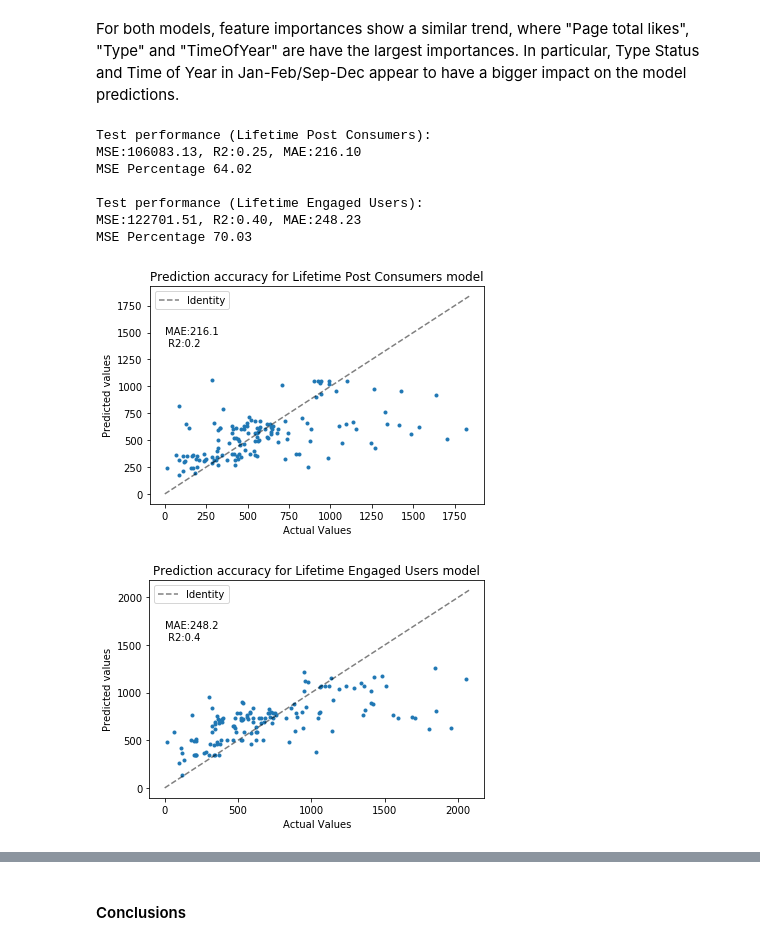
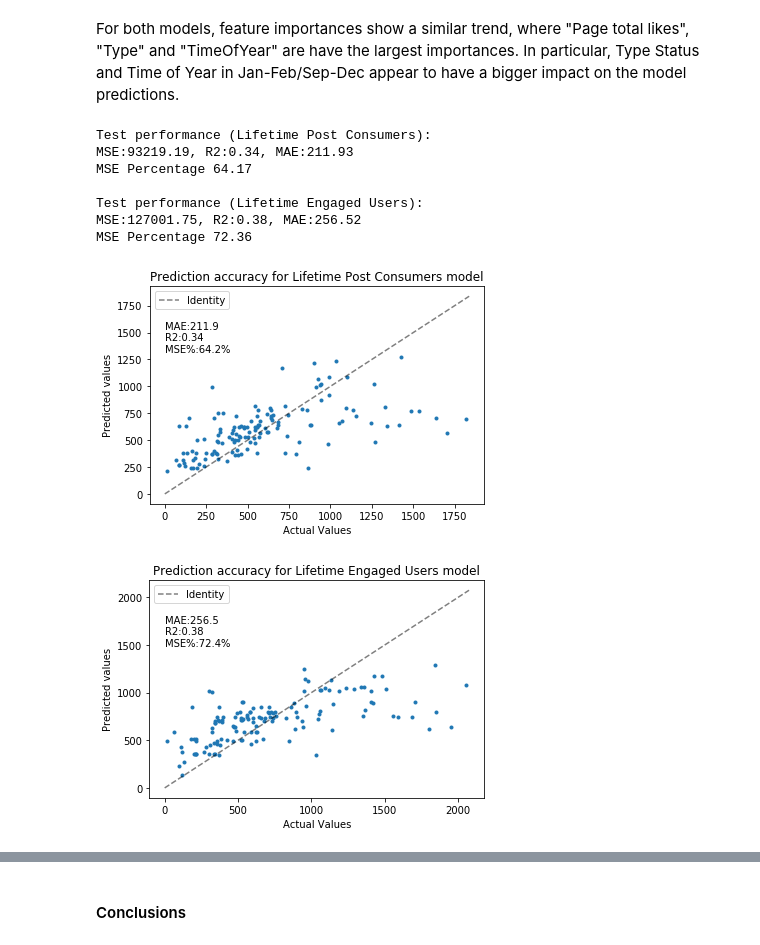
Before and after one commit to sherry-tan/MachineLearning, a Jupyter notebook: facebookmetrics/Assignment1B_final.ipynb, the cells around one changed output, grey strips where cells are left out. Drawn from its saved outputs; the diff is of its cells as text; code cells hidden in the pictures.

```diff
--- a/facebookmetrics/Assignment1B_final.ipynb
+++ b/facebookmetrics/Assignment1B_final.ipynb
@@ -404,14 +403,14 @@ def GradientBoostingRegression(X_train,y_train):
     pipeline = Pipeline([('scaler', MinMaxScaler()),('gbr', GradientBoostingRegressor(random_state=13))])
 
     params = {'gbr__n_estimators': np.arange(100,300,20), 'gbr__max_features':np.arange(0.1,1.1),
-              'gbr__min_samples_split':np.arange(10,20,2), 'gbr__learning_rate':np.arange(0.01,0.1,0.01)}
+              'gbr__learning_rate':np.arange(0.01,0.1,0.01)}
 
     gbrmodel = GridSearchCV(pipeline, params, cv=KFold(n_splits = 5, random_state=77),
                               scoring=['r2','neg_mean_absolute_error'], refit="neg_mean_absolute_error")
     gbrmodel.fit(X_train,y_train)
 
     #cross-validation score for optimized model
-    print("Gradient Boosting Regression Cross-validation score:\n")
+    print("\nGradient Boosting Regression Cross-validation score:")
     print("MSE:{:.2f}".format(gbrmodel.best_score_))
     print("R2: {:.2f}".format(gbrmodel.cv_results_['mean_test_r2'][gbrmodel.best_index_]))
     print(gbrmodel.best_params_)
@@ -432,15 +430,16 @@ For "Lifetime Post Consumers", the gradient boosting regressor gives the best cr
 Model training is repeated for the output variable "Lifetime Engaged Users" using the same approach. Records where there are extreme outliers for this output are removed prior to model traiing
 # %%
 # remove extreme outliers
-Q3 = df["Lifetime Engaged Users"].quantile(q=0.75)
-IQR = df["Lifetime Engaged Users"].quantile(q=0.75) - df["Lifetime Engaged Users"].quantile(q=0.25)
-df_removeoutliers_users  = df[df["Lifetime Engaged Users"]<=Q3+(1.5*IQR)]
-len(df_removeoutliers_users)
+outcome2 =  "Lifetime Engaged Users"
+Q3 = df[outcome2].quantile(q=0.75)
+IQR = df[outcome2].quantile(q=0.75) - df[outcome2].quantile(q=0.25)
+df_removeoutliers_2  = df[df[outcome2]<=Q3+(1.5*IQR)]
+len(df_removeoutliers_2)
 # %% [output]
 456
 # %%
 # get input and output data and split into train/test set
-X2,y2 = get_data(df_removeoutliers_users, "Lifetime Engaged Users")
+X2,y2 = get_data(df_removeoutliers_2,outcome2)
 X2_train, X2_test, y2_train, y2_test = train_test_split(X2,y2,test_size=0.3, random_state=43)
 
 #train data on different models and select based on best cross validation score
@@ -475,7 +472,7 @@ For "Lifetime Engaged Users", Lasso gives the best cross validation score and wi
 consumers = pd.Series(gbr_model.best_estimator_.named_steps['gbr'].feature_importances_, index=X.columns).sort_values(ascending=False)
 users = pd.Series(lasso_model2.best_estimator_.named_steps['lasso'].coef_, index=X.columns).sort_values(ascending=False)
 
-for name,importance in zip(["Lifetime Post Consumers", "Lifetime Engaged Users"],[consumers,users]):
+for name,importance in zip([outcome, outcome2],[consumers,users]):
     fig, ax = plt.subplots(figsize=(8,6))
     ypos = np.arange(0,len(importance))[::-1]
     ax.barh(ypos,importance.values, color='#77B7D8')
@@ -495,35 +492,35 @@ For both models, feature importances show a similar trend, where "Page total lik
 # %%
 def evaluate_model(model,X_test,y_test, name):
     y_pred = model.predict(X_test)
     MSE = mean_squared_error(y_test,y_pred)
     MAE = mean_absolute_error(y_test,y_pred)
     R2 = r2_score(y_test,y_pred)
     print("Test performance ({}):\nMSE:{:.2f}, R2:{:.2f}, MAE:{:.2f}".format(name,MSE,R2,MAE))
     mse_percent = sum((abs(y_test - y_pred)/y_test)*100/len(y_test))
     print("MSE Percentage {:.2f}\n".format(mse_percent))
 
     max_scale = max(y_test.max(),y_pred.max())
     fig, ax = plt.subplots()
     plt.scatter(y_test, y_pred, marker='.')
     plt.plot(np.arange(0,max_scale*1.01), np.arange(0,max_scale*1.01), 'k--', alpha=0.5, label = "Identity")
     ax.set_xlabel("Actual Values")
     ax.set_ylabel("Predicted values")
     ax.set_title("Prediction accuracy for {} model".format(name))
     plt.legend()
-    ax.text(0,max_scale*0.8,"MAE:{:.1f}\n R2:{:.1f}".format(MAE,R2), va="center", ha="left")
+    ax.text(0,max_scale*0.8,"MAE:{:.1f}\nR2:{:.2f}\nMSE%:{:.1f}%".format(MAE,R2, mse_percent), va="center", ha="left")
 
-evaluate_model(gbr_model,X_test,y_test, "Lifetime Post Consumers")
-evaluate_model(gbr_model2,X2_test,y2_test, "Lifetime Engaged Users")
+evaluate_model(gbr_model,X_test,y_test, outcome)
+evaluate_model(gbr_model2,X2_test,y2_test, outcome2)
 # %% [output]
 Test performance (Lifetime Post Consumers):
-MSE:106083.13, R2:0.25, MAE:216.10
-MSE Percentage 64.02
+MSE:93219.19, R2:0.34, MAE:211.93
+MSE Percentage 64.17
 
 Test performance (Lifetime Engaged Users):
-MSE:122701.51, R2:0.40, MAE:248.23
-MSE Percentage 70.03
+MSE:127001.75, R2:0.38, MAE:256.52
+MSE Percentage 72.36
-[figure, old version]
+[figure, new version]
-[figure, old version]
+[figure, new version]
 # %%
 #evaluate performance when predicting for X_test using median y_train as baseline
 def evaluate_guess_median(y_test, name, median):
```
Also changed, not shown: parts of 12 cells of this notebook.
